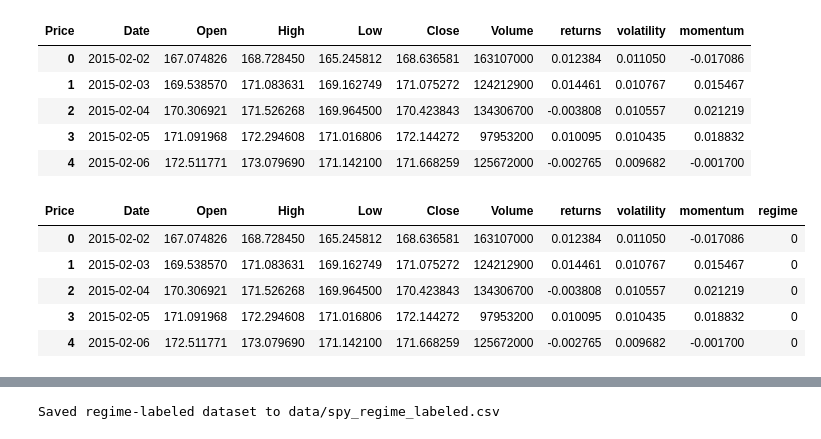
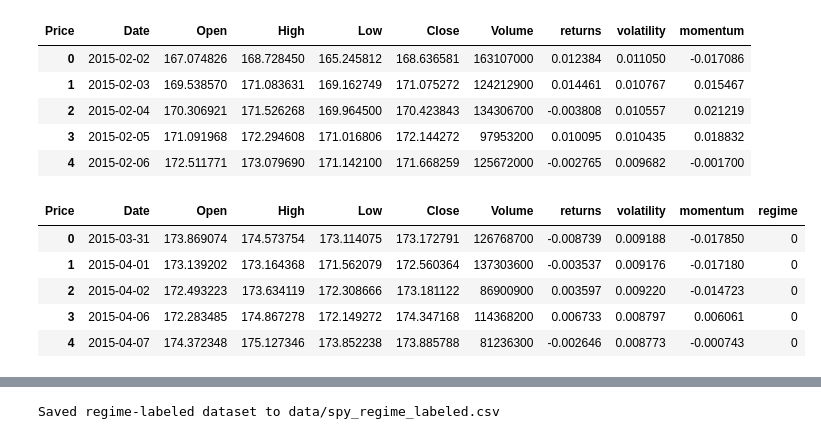
Before and after one commit to ratyagi/RL-Portfolio-Optimization, a Jupyter notebook: notebooks/1_regime_detection.ipynb, the cells around one changed output, grey strips where cells are left out. Saved outputs shown, nothing was run; the diff lists cells and outputs as text; code cells hidden in the pictures.

```diff
--- a/notebooks/1_regime_detection.ipynb
+++ b/notebooks/1_regime_detection.ipynb
@@ -56,22 +56,22 @@ spy.head()
 | 2 | 2015-02-04 | 170.306921 | 171.526268 | 169.964500 | 170.423843 | 134306700 | -0.003808 | 0.010557 | 0.021219 |
 | 3 | 2015-02-05 | 171.091968 | 172.294608 | 171.016806 | 172.144272 | 97953200 | 0.010095 | 0.010435 | 0.018832 |
 | 4 | 2015-02-06 | 172.511771 | 173.079690 | 171.142100 | 171.668259 | 125672000 | -0.002765 | 0.009682 | -0.001700 |
-# %%
-# Import clustering tool
-from sklearn.cluster import KMeans
-
-features = spy[['volatility', 'momentum']].copy()
-# Apply KMeans clustering with 3 clusters (bull, bear, volatile)
-kmeans = KMeans(n_clusters=3, random_state=42)
-spy['regime'] = kmeans.fit_predict(features)
-spy.head()
-# %% [output]
-| Price | Date | Open | High | Low | Close | Volume | returns | volatility | momentum | regime |
-| 0 | 2015-02-02 | 167.074826 | 168.728450 | 165.245812 | 168.636581 | 163107000 | 0.012384 | 0.011050 | -0.017086 | 0 |
-| 1 | 2015-02-03 | 169.538570 | 171.083631 | 169.162749 | 171.075272 | 124212900 | 0.014461 | 0.010767 | 0.015467 | 0 |
-| 2 | 2015-02-04 | 170.306921 | 171.526268 | 169.964500 | 170.423843 | 134306700 | -0.003808 | 0.010557 | 0.021219 | 0 |
-| 3 | 2015-02-05 | 171.091968 | 172.294608 | 171.016806 | 172.144272 | 97953200 | 0.010095 | 0.010435 | 0.018832 | 0 |
-| 4 | 2015-02-06 | 172.511771 | 173.079690 | 171.142100 | 171.668259 | 125672000 | -0.002765 | 0.009682 | -0.001700 | 0 |
+# %%
+import sys
+sys.path.append('/content/RL Portfolio Optimization/src')  # Adjust path if needed
+
+from src.regime_detector import detect_regimes
+
+spy = detect_regimes(spy)
+
+spy.head()
+# %% [output]
+| Price | Date | Open | High | Low | Close | Volume | returns | volatility | momentum | regime |
+| 0 | 2015-03-31 | 173.869074 | 174.573754 | 173.114075 | 173.172791 | 126768700 | -0.008739 | 0.009188 | -0.017850 | 0 |
+| 1 | 2015-04-01 | 173.139202 | 173.164368 | 171.562079 | 172.560364 | 137303600 | -0.003537 | 0.009176 | -0.017180 | 0 |
+| 2 | 2015-04-02 | 172.493223 | 173.634119 | 172.308666 | 173.181122 | 86900900 | 0.003597 | 0.009220 | -0.014723 | 0 |
+| 3 | 2015-04-06 | 172.283485 | 174.867278 | 172.149272 | 174.347168 | 114368200 | 0.006733 | 0.008797 | 0.006061 | 0 |
+| 4 | 2015-04-07 | 174.372348 | 175.127346 | 173.852238 | 173.885788 | 81236300 | -0.002646 | 0.008773 | -0.000743 | 0 |
 # %%
 import matplotlib.pyplot as plt
 
```
Also changed, not shown: parts of 2 cells of this notebook, 1 other file.
